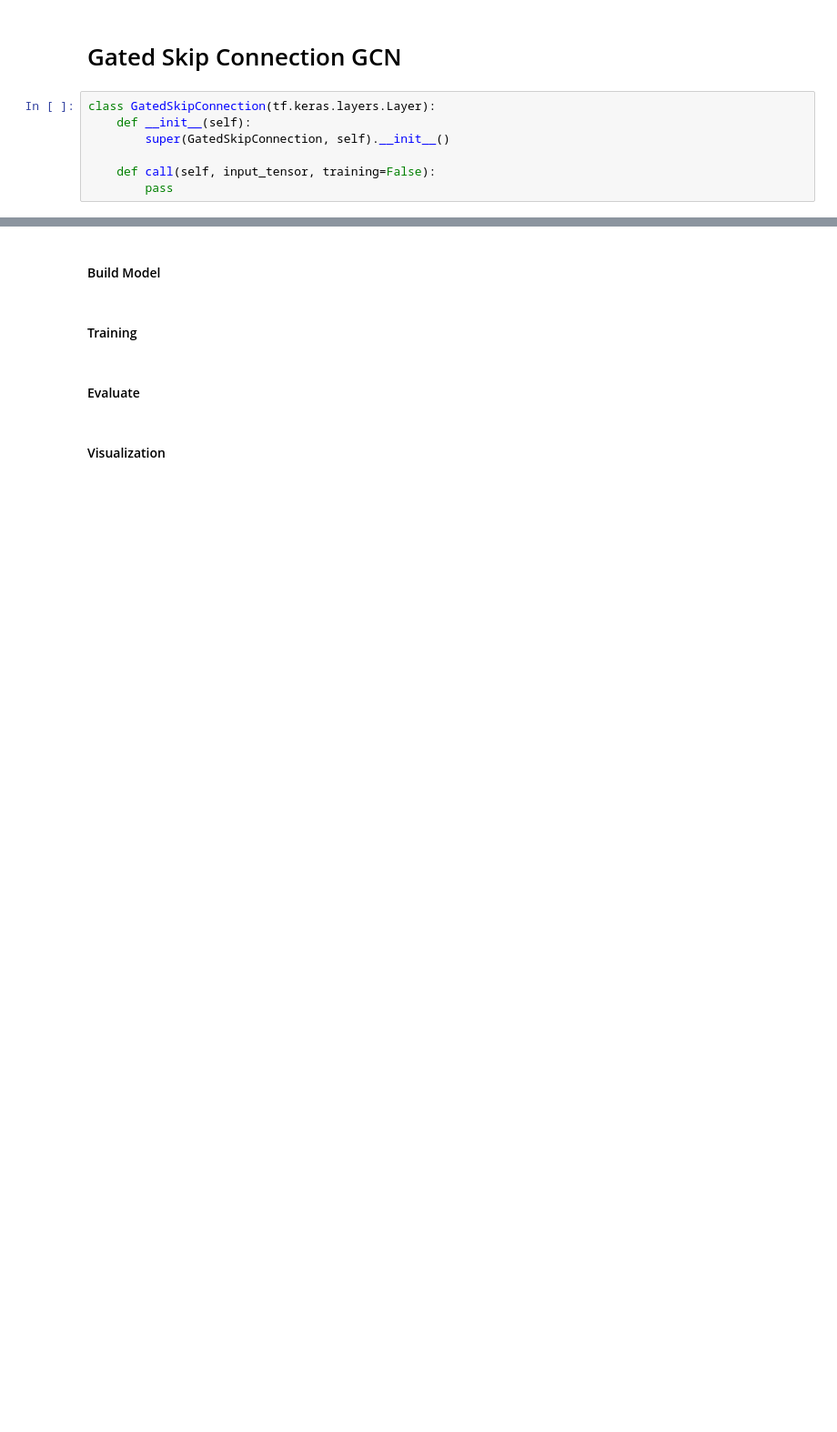
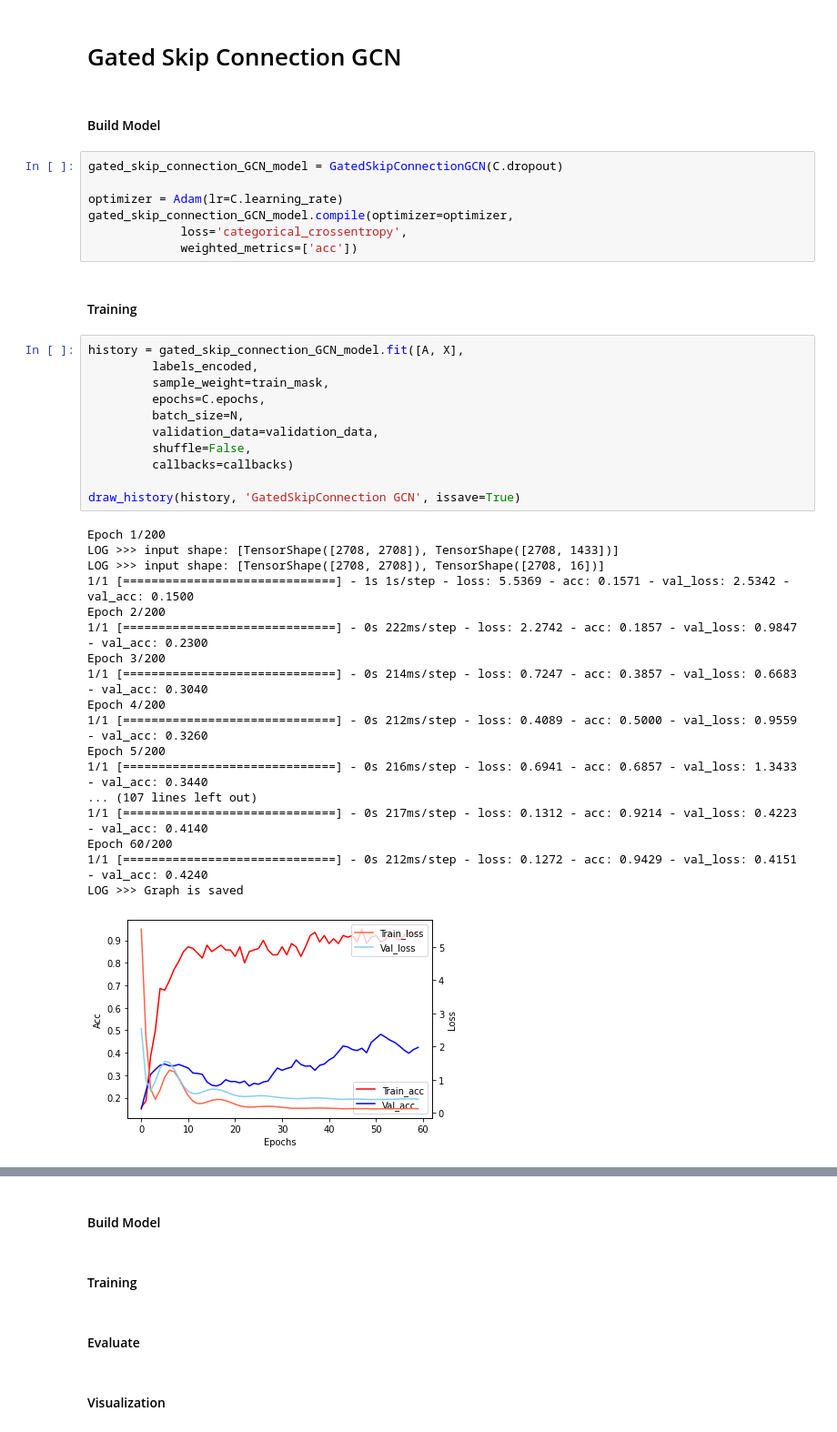
Before and after one commit to comojin1994/GCN, a Jupyter notebook: GCN.ipynb, the cells around one changed output, grey strips where cells are left out. Shown at 91% size. Drawn from its saved outputs; the diff is of its cells as text; blank space fills up the shorter version.

Commit message:
Add Gated Skip Connection Model (#1)

```diff
--- a/GCN.ipynb
+++ b/GCN.ipynb
@@ -538,9 +601,43 @@ plot_tSNE(labels_encoded, x_tsne)
 # %% [markdown]
 # Gated Skip Connection GCN
-# %%
-class GatedSkipConnection(tf.keras.layers.Layer):
-    def __init__(self):
-        super(GatedSkipConnection, self).__init__()
-
-    def call(self, input_tensor, training=False):
-        pass
+# %% [markdown]
+#### Build Model
+# %%
+gated_skip_connection_GCN_model = GatedSkipConnectionGCN(C.dropout)
+
+optimizer = Adam(lr=C.learning_rate)
+gated_skip_connection_GCN_model.compile(optimizer=optimizer,
+             loss='categorical_crossentropy',
+             weighted_metrics=['acc'])
+# %% [markdown]
+#### Training
+# %%
+history = gated_skip_connection_GCN_model.fit([A, X],
+         labels_encoded,
+         sample_weight=train_mask,
+         epochs=C.epochs,
+         batch_size=N,
+         validation_data=validation_data,
+         shuffle=False,
+         callbacks=callbacks)
+
+draw_history(history, 'GatedSkipConnection GCN', issave=True)
+# %% [output]
+Epoch 1/200
+LOG >>> input shape: [TensorShape([2708, 2708]), TensorShape([2708, 1433])]
+LOG >>> input shape: [TensorShape([2708, 2708]), TensorShape([2708, 16])]
+1/1 [==============================] - 1s 1s/step - loss: 5.5369 - acc: 0.1571 - val_loss: 2.5342 - val_acc: 0.1500
+Epoch 2/200
+1/1 [==============================] - 0s 222ms/step - loss: 2.2742 - acc: 0.1857 - val_loss: 0.9847 - val_acc: 0.2300
+Epoch 3/200
+1/1 [==============================] - 0s 214ms/step - loss: 0.7247 - acc: 0.3857 - val_loss: 0.6683 - val_acc: 0.3040
+Epoch 4/200
+1/1 [==============================] - 0s 212ms/step - loss: 0.4089 - acc: 0.5000 - val_loss: 0.9559 - val_acc: 0.3260
+Epoch 5/200
+1/1 [==============================] - 0s 216ms/step - loss: 0.6941 - acc: 0.6857 - val_loss: 1.3433 - val_acc: 0.3440
+... (107 lines left out)
+1/1 [==============================] - 0s 217ms/step - loss: 0.1312 - acc: 0.9214 - val_loss: 0.4223 - val_acc: 0.4140
+Epoch 60/200
+1/1 [==============================] - 0s 212ms/step - loss: 0.1272 - acc: 0.9429 - val_loss: 0.4151 - val_acc: 0.4240
+LOG >>> Graph is saved
+[figure, added]
```
Also changed, not shown: parts of 16 cells of this notebook, 2 other files.
